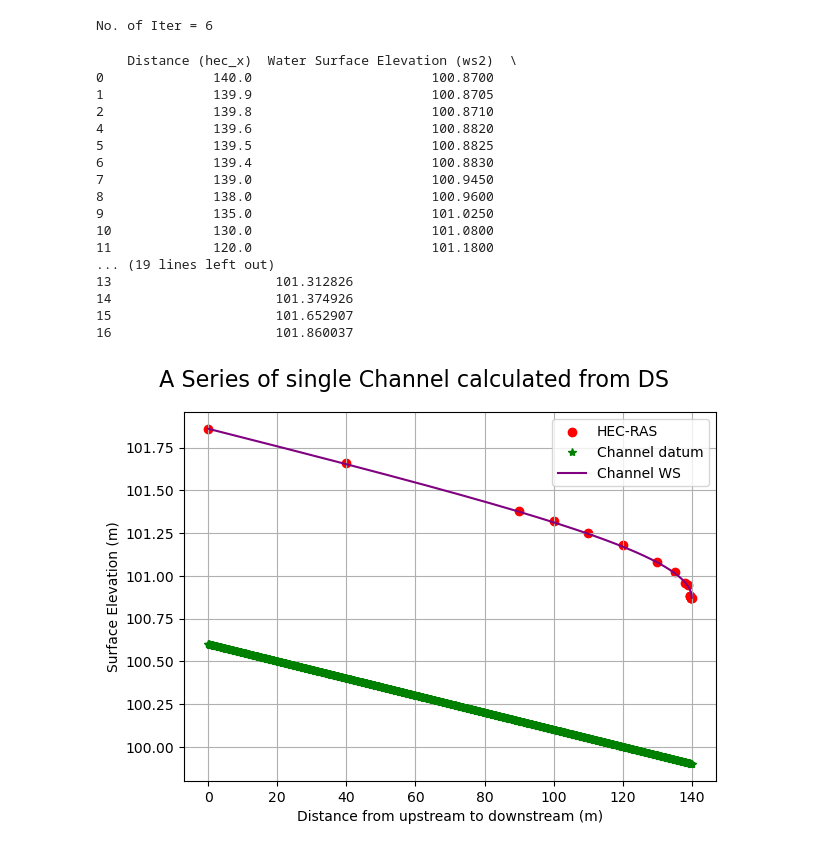
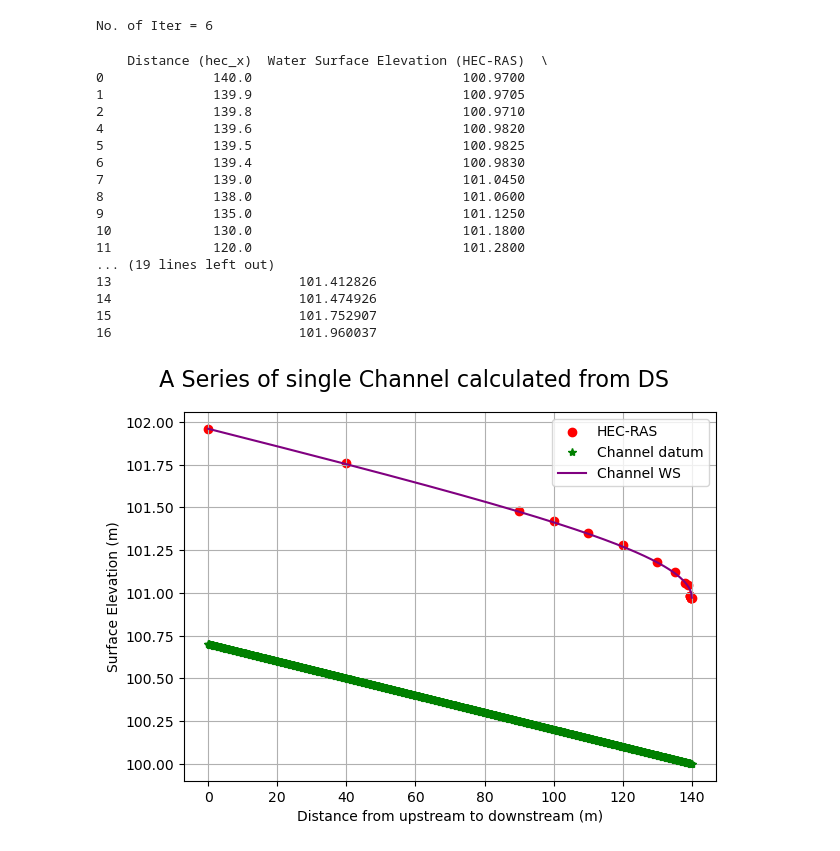
Before and after one commit to sgeric910601/COMPUTATIONAL_HYDRAULICS, a Jupyter notebook: HW2.ipynb, the cells around one changed output. Cells and saved outputs as stored; diff of their text form; code cells hidden in the pictures.

```diff
--- a/HW2.ipynb
+++ b/HW2.ipynb
@@ -128,7 +128,7 @@ d2 = np.zeros(17)
 ws2 = np.zeros(17)
 
 for i in range(N):
-    d1[i] = 100.6 - dx * BottomSlope[0] * i
+    d1[i] = 100.7 - dx * BottomSlope[0] * i
     ws1[i] = d1[i] + Y[0, i]
 
 # HEC-RAS 結果
@@ -137,7 +137,7 @@ hec_x = np.array([140.0,139.9,139.8,139.7,139.6,139.5,139.4,139,138,135,130,120,
 hec_y = np.array([0.97,0.97,0.97,0.97,0.98,0.98,0.98,1.04,1.05,1.1,1.13,1.18,1.2,1.22,1.23,1.26,1.26])
 
 for i in range(17):
-    d2[i] = 100.6 - hec_x[i] * BottomSlope[0]
+    d2[i] = 100.7 - hec_x[i] * BottomSlope[0]
     ws2[i] = d2[i] + hec_y[i]
 
 # 繪製圖表
@@ -224,7 +224,7 @@ d2 = np.zeros(17)
 ws2 = np.zeros(17)
 
 for i in range(N):
-    d1[i] = 100.6 - dx * BottomSlope[0] * i
+    d1[i] = 100.7 - dx * BottomSlope[0] * i
     ws1[i] = d1[i] + Y[0, i]
 
 # HEC-RAS 結果
@@ -232,7 +232,7 @@ hec_x = np.array([140.0,139.9,139.8,139.7,139.6,139.5,139.4,139,138,135,130,120,
 hec_y = np.array([0.97,0.97,0.97,0.97,0.98,0.98,0.98,1.04,1.05,1.1,1.13,1.18,1.2,1.22,1.23,1.26,1.26])
 
 for i in range(17):
-    d2[i] = 100.6 - hec_x[i] * BottomSlope[0]
+    d2[i] = 100.7 - hec_x[i] * BottomSlope[0]
     ws2[i] = d2[i] + hec_y[i]
 
 # 繪製圖表
@@ -242,49 +242,49 @@ data = pd.DataFrame({
     'Water Surface Elevation (ws2)': ws2
 })
 
 # 打印 DataFrame
 # print(data)
 # 創建一個 DataFrame 來存放 HEC-RAS 和模擬結果
-data = pd.DataFrame({'Distance (hec_x)': hec_x, 'Water Surface Elevation (ws2)': ws2})
+data = pd.DataFrame({'Distance (hec_x)': hec_x, 'Water Surface Elevation (HEC-RAS)': ws2})
 
 # 匹配距離並添加模擬結果的 ws1
-data['Water Surface Elevation (ws1)'] = data['Distance (hec_x)'].apply(
+data['Water Surface Elevation (PYTHON)'] = data['Distance (hec_x)'].apply(
     lambda x: ws1[np.where(x1 == x)[0][0]] if x in x1 else None
 )
 
 # 篩選出同時有 hec_x 和 x1 對應的數據
 filtered_data = data.dropna()
 
 # 打印結果
 print(filtered_data)
 
 fig, ax = plt.subplots()
 ax.scatter(hec_x, ws2, color='red')
 ax.plot(x1, d1, '*', color='green')
 ax.plot(x1, ws1, '-', color='purple')
 ax.set_xlabel('Distance from upstream to downstream (m)')
 ax.set_ylabel('Surface Elevation (m)')
 ax.legend(['HEC-RAS', 'Channel datum', 'Channel WS'])
 fig.suptitle(" A Series of single Channel calculated from DS", fontsize=16)
 fig.tight_layout()
 plt.grid(True)
 plt.show()
 # %% [output]
-    Distance (hec_x)  Water Surface Elevation (ws2)  \
-0              140.0                       100.8700
-1              139.9                       100.8705
-2              139.8                       100.8710
-4              139.6                       100.8820
-5              139.5                       100.8825
-6              139.4                       100.8830
-7              139.0                       100.9450
-8              138.0                       100.9600
-9              135.0                       101.0250
-10             130.0                       101.0800
-11             120.0                       101.1800
+    Distance (hec_x)  Water Surface Elevation (HEC-RAS)  \
+0              140.0                           100.9700
+1              139.9                           100.9705
+2              139.8                           100.9710
+4              139.6                           100.9820
+5              139.5                           100.9825
+6              139.4                           100.9830
+7              139.0                           101.0450
+8              138.0                           101.0600
+9              135.0                           101.1250
+10             130.0                           101.1800
+11             120.0                           101.2800
 ... (19 lines left out)
-13                     101.312826
-14                     101.374926
-15                     101.652907
-16                     101.860037
+13                        101.412826
+14                        101.474926
+15                        101.752907
+16                        101.960037
-[figure, old version]
+[figure, new version]
```
Also changed, not shown: parts of 1 cell of this notebook.
